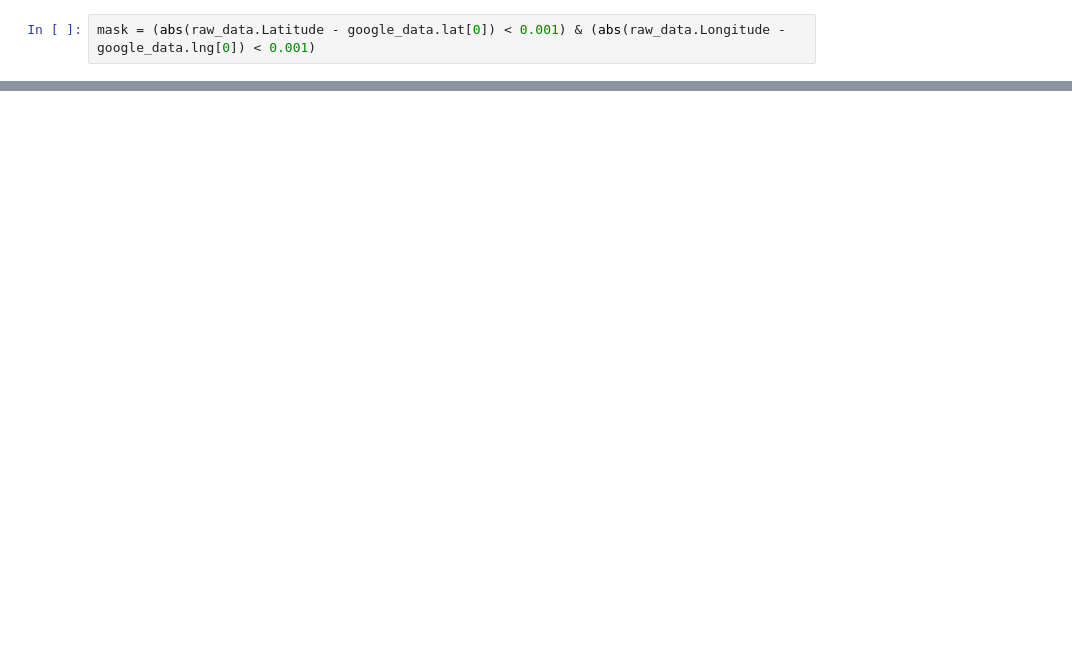
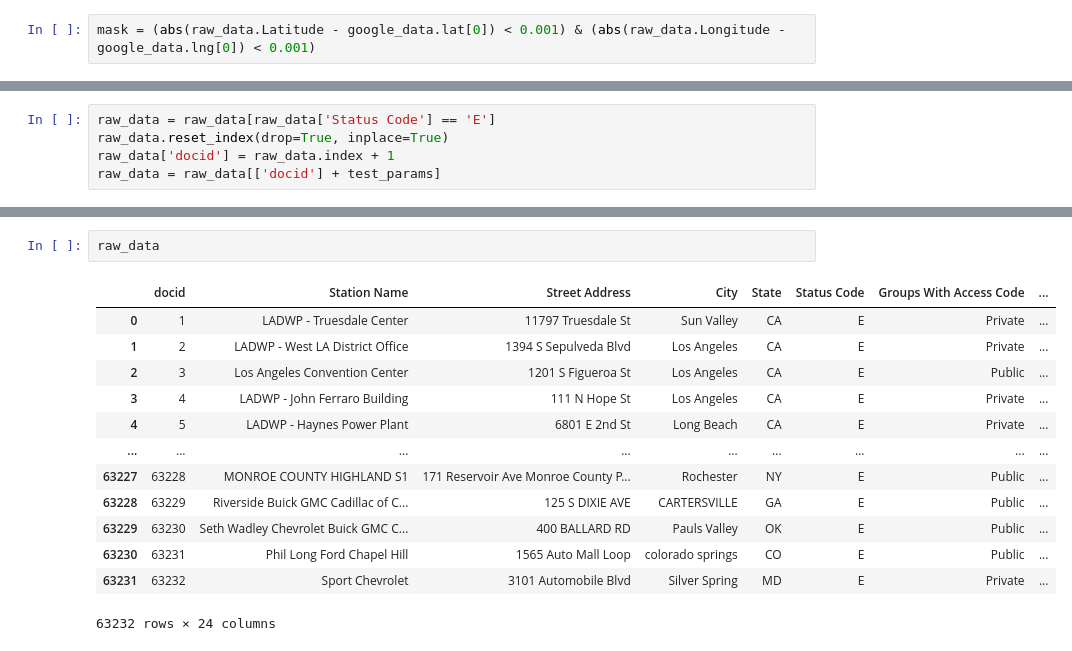
Before and after one commit to priest-yang/Electrifind, a Jupyter notebook: NREL_All_Stations_API.ipynb, the cells around one changed output, grey strips where cells are left out. Cells and saved outputs as stored; diff of their text form; blank space fills up the shorter version.

```diff
--- a/NREL_All_Stations_API.ipynb
+++ b/NREL_All_Stations_API.ipynb
@@ -335,0 +204,5 @@ df_conc.to_json('./data/NREL_All_Stations_data_available.jsonl', lines=True, ori
+# %%
+raw_data = raw_data[raw_data['Status Code'] == 'E']
+raw_data.reset_index(drop=True, inplace=True)
+raw_data['docid'] = raw_data.index + 1
+raw_data = raw_data[['docid'] + test_params]
@@ -335,0 +223,16 @@ df_conc.to_json('./data/NREL_All_Stations_data_available.jsonl', lines=True, ori
+# %%
+raw_data
+# %% [output]
+|  | docid | Station Name | Street Address | City | State | Status Code | Groups With Access Code | ... |
+| 0 | 1 | LADWP - Truesdale Center | 11797 Truesdale St | Sun Valley | CA | E | Private | ... |
+| 1 | 2 | LADWP - West LA District Office | 1394 S Sepulveda Blvd | Los Angeles | CA | E | Private | ... |
+| 2 | 3 | Los Angeles Convention Center | 1201 S Figueroa St | Los Angeles | CA | E | Public | ... |
+| 3 | 4 | LADWP - John Ferraro Building | 111 N Hope St | Los Angeles | CA | E | Private | ... |
+| 4 | 5 | LADWP - Haynes Power Plant | 6801 E 2nd St | Long Beach | CA | E | Private | ... |
+| ... | ... | ... | ... | ... | ... | ... | ... | ... |
+| 63227 | 63228 | MONROE COUNTY HIGHLAND S1 | 171 Reservoir Ave Monroe County P... | Rochester | NY | E | Public | ... |
+| 63228 | 63229 | Riverside Buick GMC Cadillac of C... | 125 S DIXIE AVE | CARTERSVILLE | GA | E | Public | ... |
+| 63229 | 63230 | Seth Wadley Chevrolet Buick GMC C... | 400 BALLARD RD | Pauls Valley | OK | E | Public | ... |
+| 63230 | 63231 | Phil Long Ford Chapel Hill | 1565 Auto Mall Loop | colorado springs | CO | E | Public | ... |
+| 63231 | 63232 | Sport Chevrolet | 3101 Automobile Blvd | Silver Spring | MD | E | Private | ... |
+63232 rows × 24 columns
```
Also changed, not shown: parts of 37 cells of this notebook, 5 other files.
